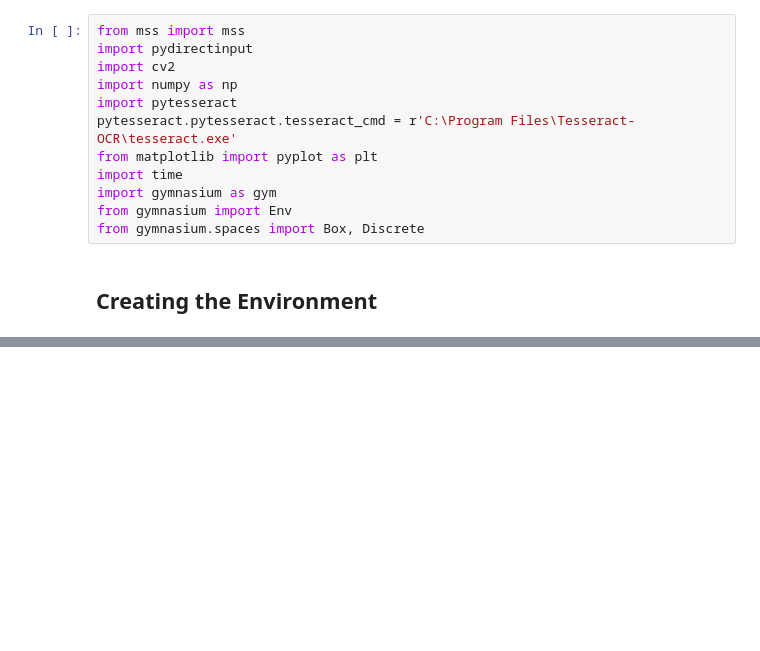
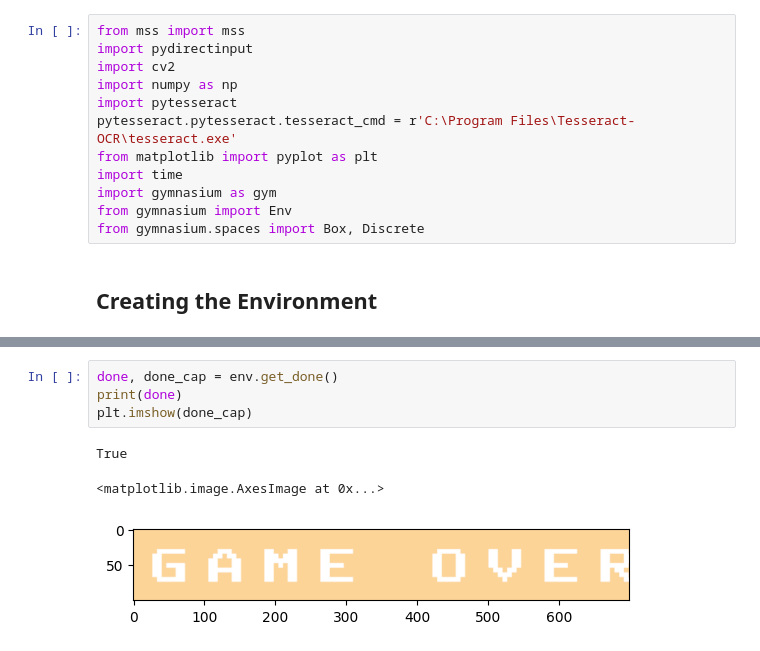
Before and after one commit to monitamitra/LeapFrogAI, a Jupyter notebook: LeapFrogAI.ipynb, the cells around one changed output, grey strips where cells are left out. Saved outputs shown, nothing was run; the diff lists cells and outputs as text; blank space fills up the shorter version.

```diff
--- a/LeapFrogAI.ipynb
+++ b/LeapFrogAI.ipynb
@@ -133,0 +145,8 @@ plt.imshow(cv2.cvtColor(env.get_observation()[0], cv2.COLOR_BGR2RGB))
+# %%
+done, done_cap = env.get_done()
+print(done)
+plt.imshow(done_cap)
+# %% [output]
+True
+<matplotlib.image.AxesImage at 0x...>
+[figure, added]
```
Also changed, not shown: parts of 25 cells of this notebook.
